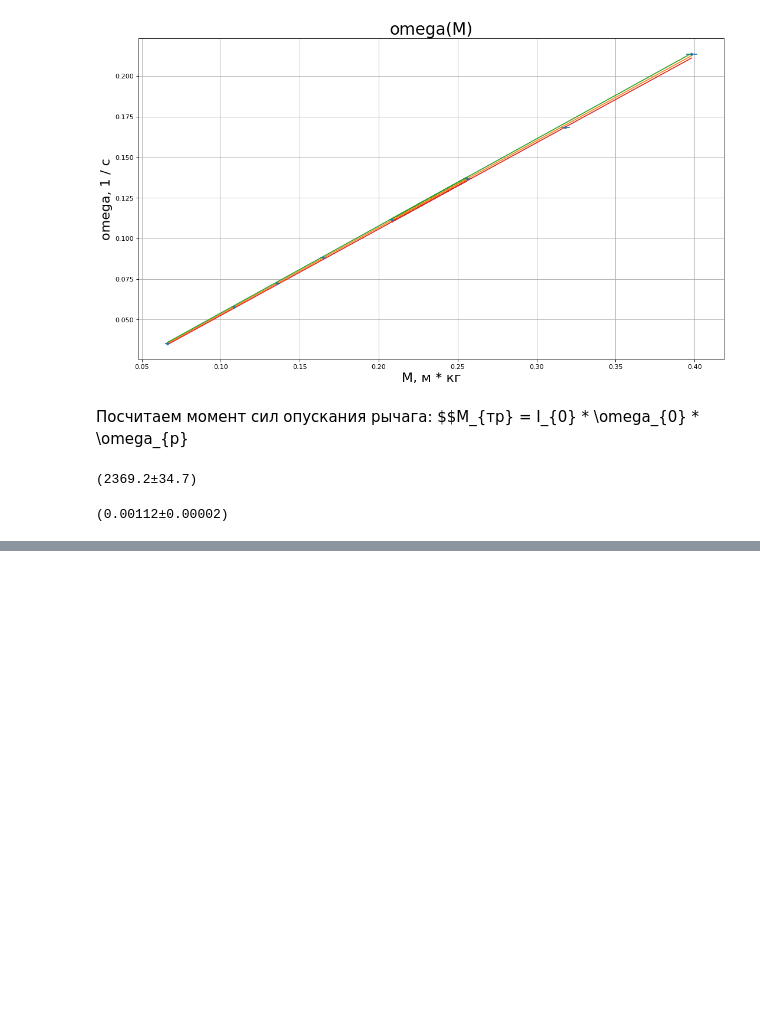
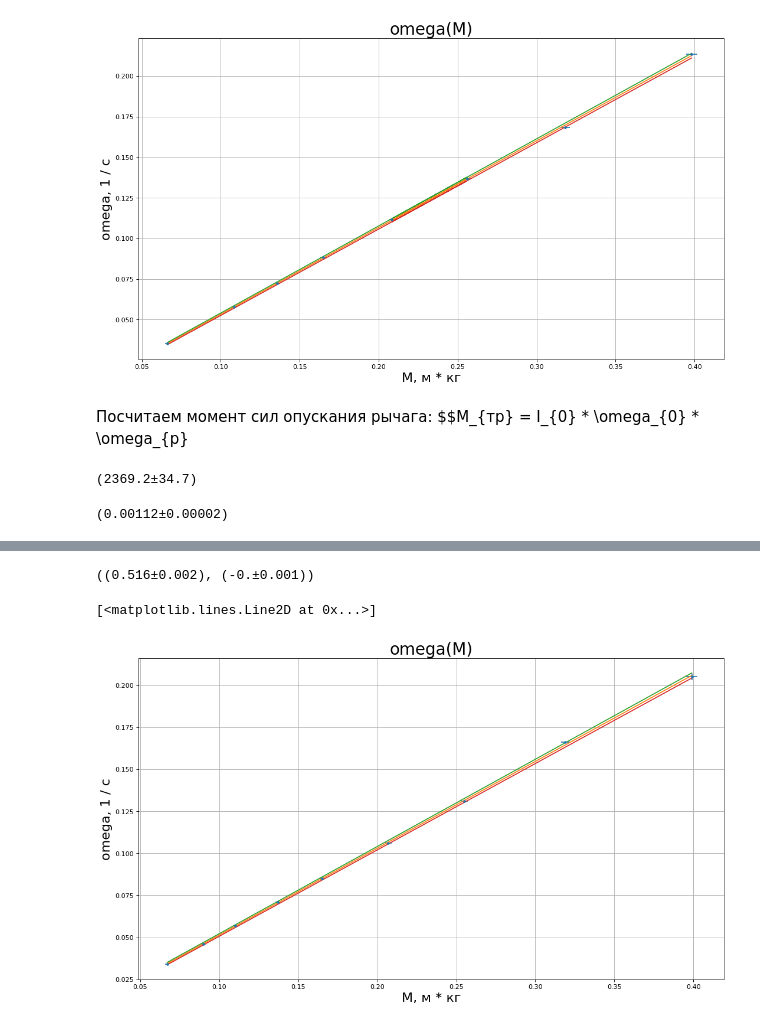
Before and after one commit to skolkovo-bba/labs1, a Jupyter notebook: 1.2.5/1.2.5.ipynb, the cells around one changed output, grey strips where cells are left out. Drawn from its saved outputs; the diff is of its cells as text; code cells hidden in the pictures; blank space fills up the shorter version.

```diff
--- a/1.2.5/1.2.5.ipynb
+++ b/1.2.5/1.2.5.ipynb
@@ -101,10 +101,3 @@ omega0
 I0 * omega0 * Value(0.0006)
 # %% [output]
 (0.00112±0.00002)
-# %%
-a = pd.Series(np.array([i for i in range(0, 100)]))
-m = pd.DataFrame({"t": a})
-
-m["x"] = 4 * np.cos(12 * m["t"])
-m["y"] = 5 * np.cos(12 * m["t"] + pi)
-m
@@ -129,0 +104,3 @@ plt.errorbar(x=m["x"], y=m["y"])
+# %%
+p = pd.read_csv("data1.csv")
+p
@@ -129,0 +118,24 @@ plt.errorbar(x=m["x"], y=m["y"])
+# %%
+def line(x, a, b):
+    return a * x + b
+
+params, cov = curve_fit(line, xdata= p["M"], ydata=p["omega"], )
+k = Value(params[0], np.sqrt(cov[0][0]))
+b = Value(params[1], np.sqrt(cov[1][1]))
+k, b
+# %% [output]
+((0.516±0.002), (-0.±0.001))
+# %%
+plt.figure(figsize=(16, 9), dpi=80)
+plt.errorbar(x=p["M"], y=p["omega"],
+                xerr=p["d_M"], yerr=p["d_omega"], fmt='.')
+plt.grid(True)
+plt.title("omega(M)", fontsize=25)
+plt.xlabel("M, м * кг", fontsize=20)
+plt.ylabel("omega, 1 / с", fontsize=20)
+plt.plot(p["M"], line(p["M"], params[0], params[1]), label="Истиная зависимость")
+plt.plot(p["M"], line(p["M"], params[0] + k.err, params[1] + b.err))
+plt.plot(p["M"], line(p["M"], params[0] - k.err, params[1] - b.err))
+# %% [output]
+[<matplotlib.lines.Line2D at 0x...>]
+[figure, added]
```
Also changed, not shown: parts of 4 cells of this notebook, 2 other files.
